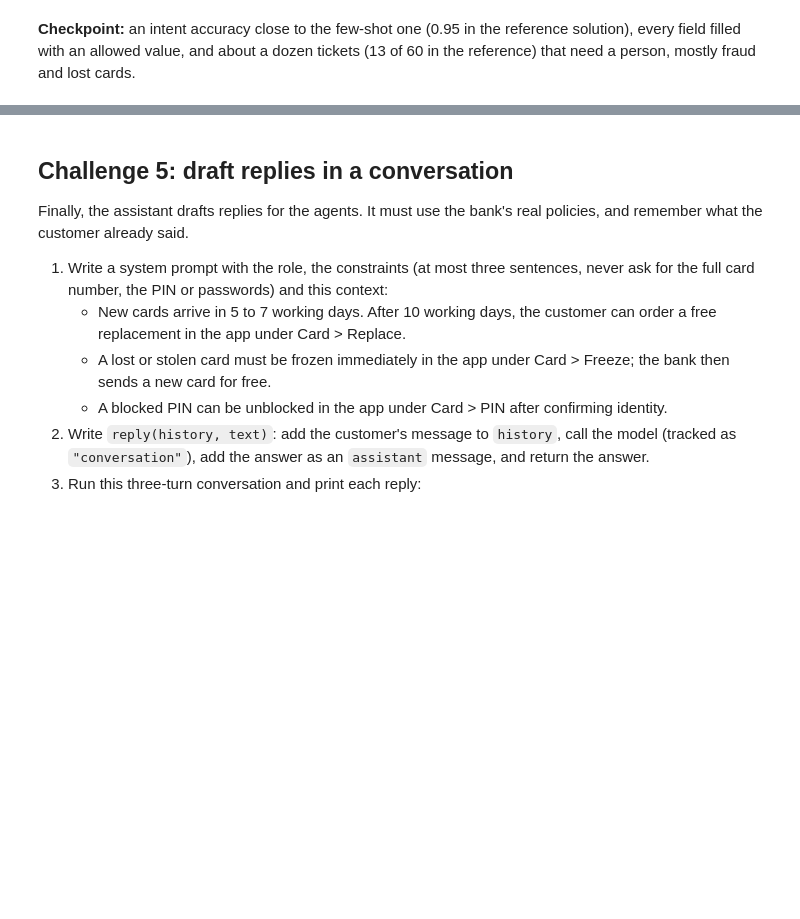
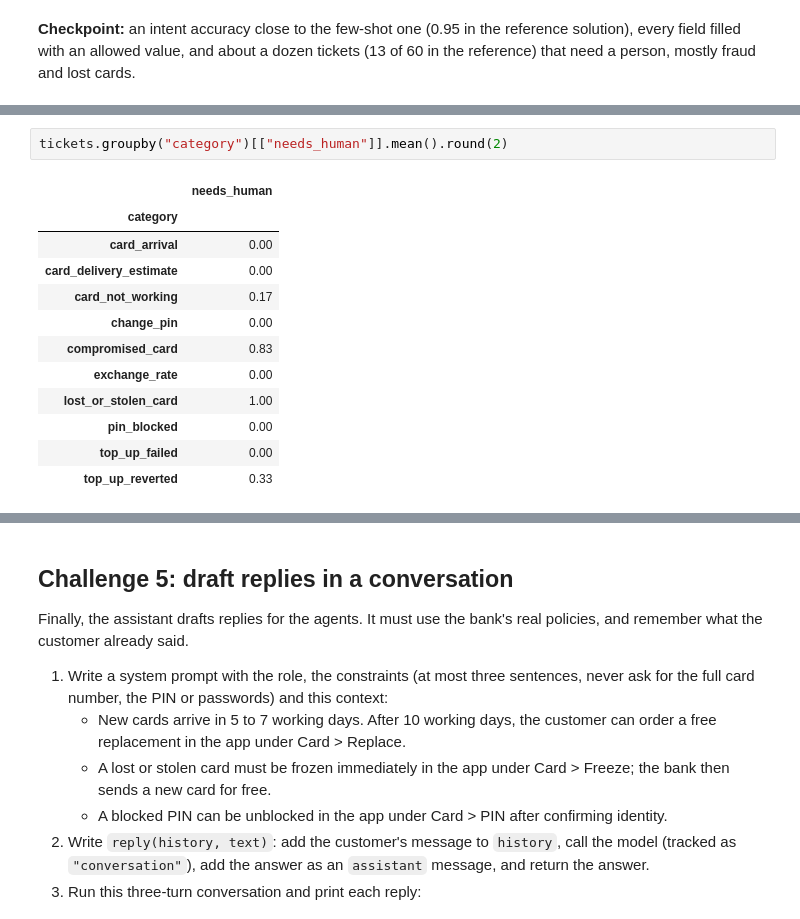
Before and after one commit to ironhack-labs/lab-genai-llms-openai-gpt-api-exercises, a Jupyter notebook: your-code/main.ipynb, the cells around one changed output, grey strips where cells are left out. Drawn from its saved outputs; the diff is of its cells as text; blank space fills up the shorter version.

```diff
--- a/your-code/main.ipynb
+++ b/your-code/main.ipynb
@@ -145,0 +328,15 @@ The routing system needs more than the intent: it needs to know how urgent a mes
+# %%
+tickets.groupby("category")[["needs_human"]].mean().round(2)
+# %% [output]
+|  | needs_human |
+| category |  |
+| card_arrival | 0.00 |
+| card_delivery_estimate | 0.00 |
+| card_not_working | 0.17 |
+| change_pin | 0.00 |
+| compromised_card | 0.83 |
+| exchange_rate | 0.00 |
+| lost_or_stolen_card | 1.00 |
+| pin_blocked | 0.00 |
+| top_up_failed | 0.00 |
+| top_up_reverted | 0.33 |
```
Also changed, not shown: parts of 16 cells of this notebook.
